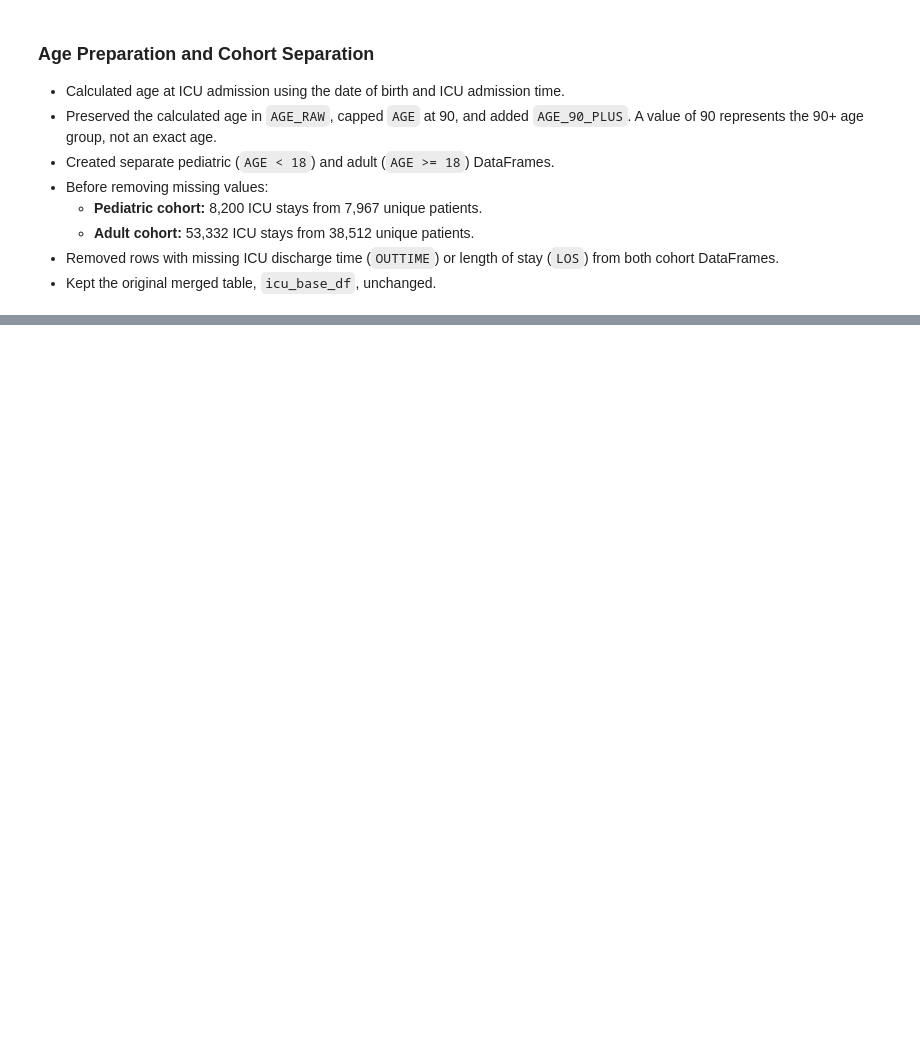
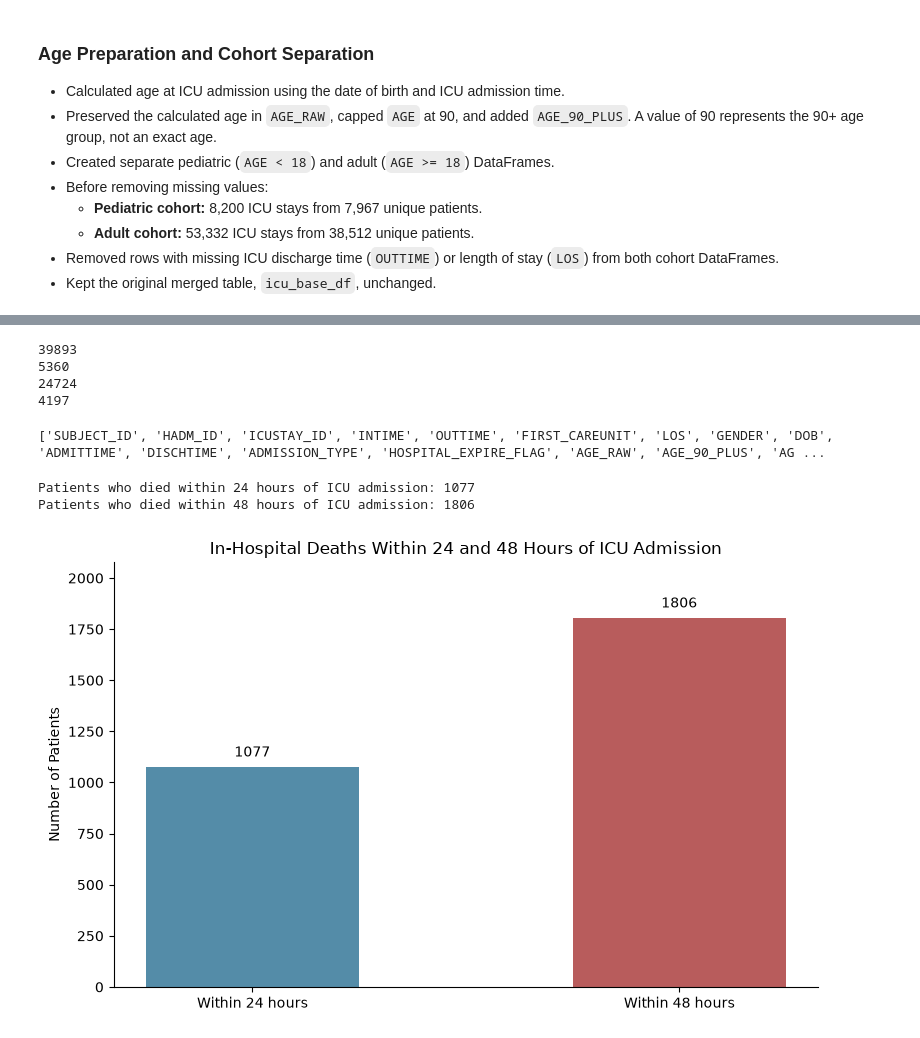
Before and after one commit to sengulozaydin/icu-risk-prediction, a Jupyter notebook: notebooks/01_data_overview.ipynb, the cells around one changed output, grey strips where cells are left out. Cells and saved outputs as stored; diff of their text form; code cells hidden in the pictures; blank space fills up the shorter version.

Commit message:
Add adult ICU cohorts and early mortality analysis

```diff
--- a/notebooks/01_data_overview.ipynb
+++ b/notebooks/01_data_overview.ipynb
@@ -233,0 +510,74 @@ adult_icu_df=adult_icu_df.dropna(subset=["OUTTIME","LOS"])
+# %%
+print((adult_24h_df["HOSPITAL_EXPIRE_FLAG"]==0).sum())
+
+print((adult_24h_df["HOSPITAL_EXPIRE_FLAG"]==1).sum())
+
+print((adult_48h_df["HOSPITAL_EXPIRE_FLAG"]==0).sum())
+
+print((adult_48h_df["HOSPITAL_EXPIRE_FLAG"]==1).sum())
+# %% [output]
+39893
+5360
+24724
+4197
+# %%
+print(adult_icu_df.columns.tolist())
+# %% [output]
+['SUBJECT_ID', 'HADM_ID', 'ICUSTAY_ID', 'INTIME', 'OUTTIME', 'FIRST_CAREUNIT', 'LOS', 'GENDER', 'DOB', 'ADMITTIME', 'DISCHTIME', 'ADMISSION_TYPE', 'HOSPITAL_EXPIRE_FLAG', 'AGE_RAW', 'AGE_90_PLUS', 'AG ...
+# %%
+import pandas as pd
+import matplotlib.pyplot as plt
+
+# Add death timestamps to adult ICU stays
+mortality_df = adult_icu_df.merge(
+    admissions_df[["SUBJECT_ID", "HADM_ID", "DEATHTIME"]],
+    on=["SUBJECT_ID", "HADM_ID"],
+    how="left",
+    validate="many_to_one"
+)
+
+# Convert timestamp columns to datetime
+mortality_df["INTIME"] = pd.to_datetime(mortality_df["INTIME"])
+mortality_df["DEATHTIME"] = pd.to_datetime(mortality_df["DEATHTIME"])
+
+# Calculate hours from ICU admission to death
+mortality_df["hours_to_death"] = (
+    mortality_df["DEATHTIME"] - mortality_df["INTIME"]
+).dt.total_seconds() / 3600
+
+# Count each patient only once within each time window
+deaths_24h = mortality_df.loc[
+    mortality_df["hours_to_death"].between(0, 24),
+    "SUBJECT_ID"
+].nunique()
+
+deaths_48h = mortality_df.loc[
+    mortality_df["hours_to_death"].between(0, 48),
+    "SUBJECT_ID"
+].nunique()
+
+print("Patients who died within 24 hours of ICU admission:", deaths_24h)
+print("Patients who died within 48 hours of ICU admission:", deaths_48h)
+
+# The 48-hour total includes deaths within the first 24 hours
+fig, ax = plt.subplots(figsize=(8, 5))
+
+bars = ax.bar(
+    ["Within 24 hours", "Within 48 hours"],
+    [deaths_24h, deaths_48h],
+    color=["#548CA8", "#B85C5C"],
+    width=0.5
+)
+
+ax.bar_label(bars, padding=5)
+ax.set_title("In-Hospital Deaths Within 24 and 48 Hours of ICU Admission")
+ax.set_ylabel("Number of Patients")
+ax.set_ylim(0, max(deaths_24h, deaths_48h, 1) * 1.15)
+ax.spines[["top", "right"]].set_visible(False)
+
+plt.tight_layout()
+plt.show()
+# %% [output]
+Patients who died within 24 hours of ICU admission: 1077
+Patients who died within 48 hours of ICU admission: 1806
+[figure, added]
```
Also changed, not shown: parts of 32 cells of this notebook, 1 other file.
